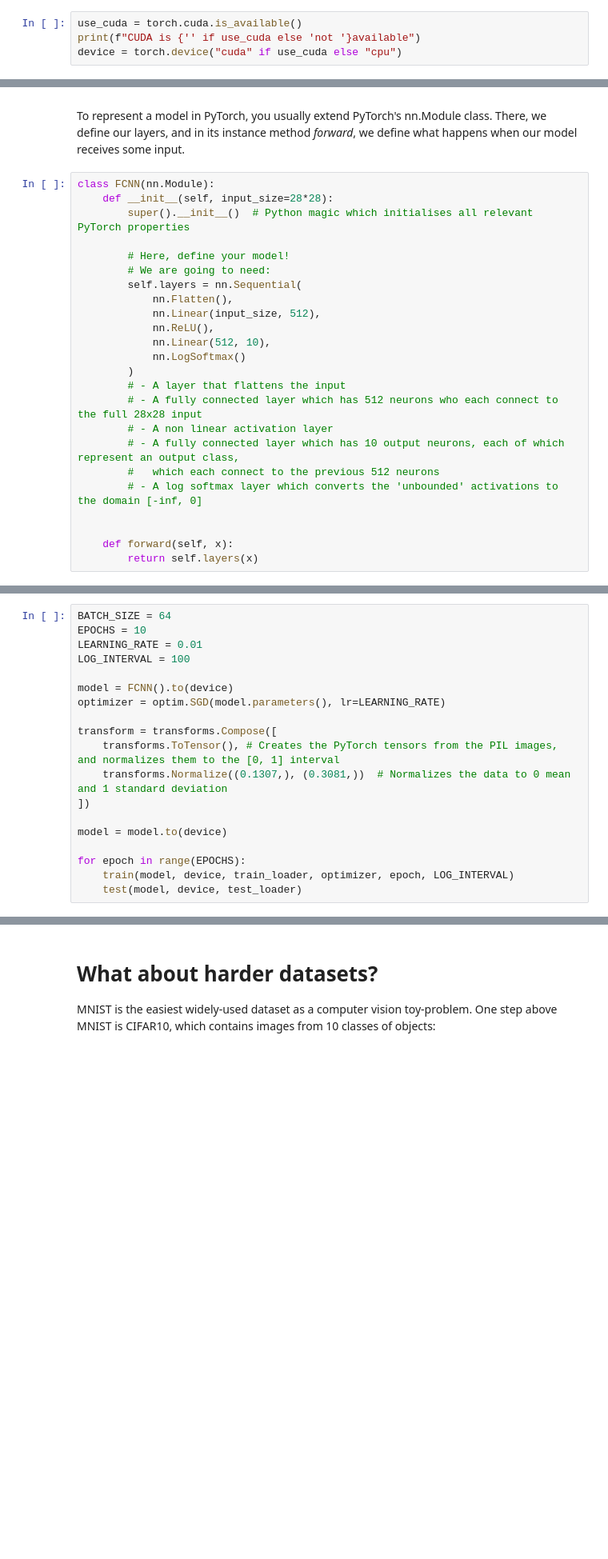
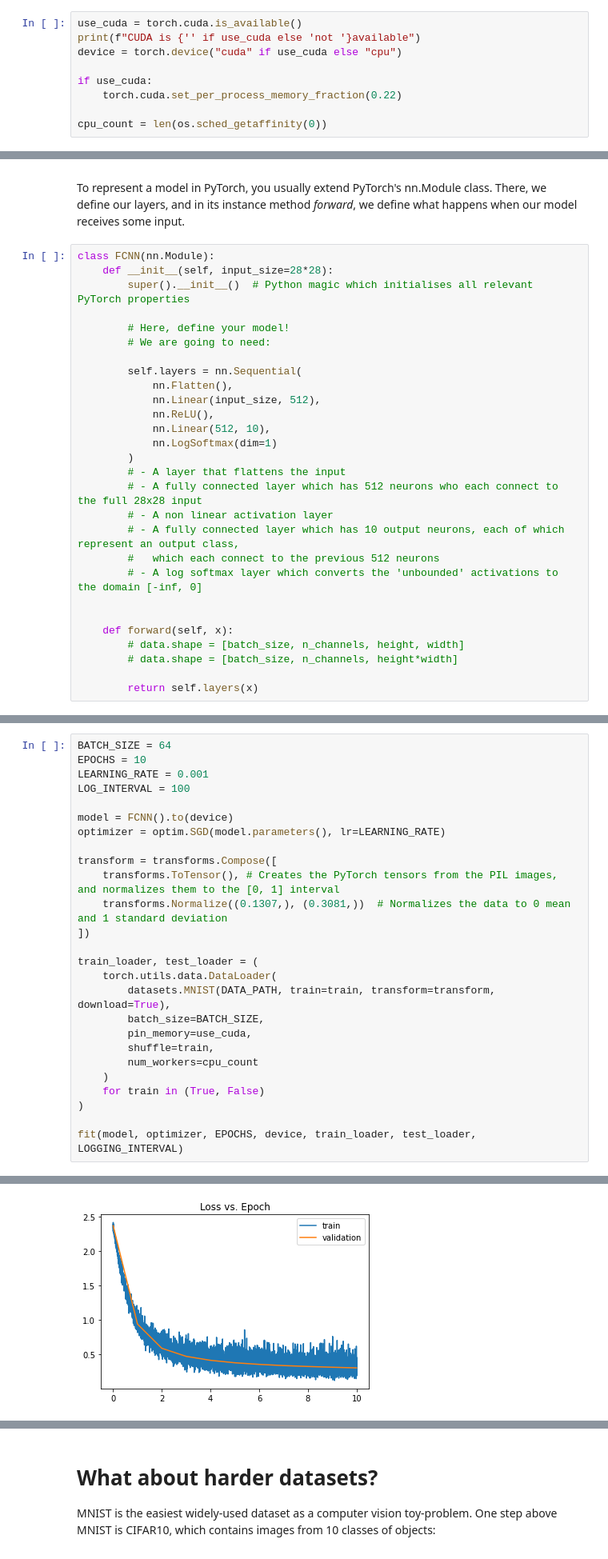
Before and after one commit to sara-nl/HPML_DL_intro, a Jupyter notebook: notebooks/1 - Linear + FCNN MNIST Answers.ipynb, the cells around one changed output, grey strips where cells are left out. Shown at 80% size. Cells and saved outputs as stored; diff of their text form; blank space fills up the shorter version.

```diff
--- a/notebooks/1 - Linear + FCNN MNIST Answers.ipynb
+++ b/notebooks/1 - Linear + FCNN MNIST Answers.ipynb
@@ -172,4 +181,9 @@ def test(model, device, test_loader):
 use_cuda = torch.cuda.is_available()
 print(f"CUDA is {'' if use_cuda else 'not '}available")
 device = torch.device("cuda" if use_cuda else "cpu")
+
+if use_cuda:
+    torch.cuda.set_per_process_memory_fraction(0.22)
+
+cpu_count = len(os.sched_getaffinity(0))
 # %% [output]
@@ -254,12 +314,13 @@ class FCNN(nn.Module):
 
         # Here, define your model!
         # We are going to need:
+
         self.layers = nn.Sequential(
             nn.Flatten(),
             nn.Linear(input_size, 512),
             nn.ReLU(),
             nn.Linear(512, 10),
-            nn.LogSoftmax()
+            nn.LogSoftmax(dim=1)
         )
         # - A layer that flattens the input
         # - A fully connected layer which has 512 neurons who each connect to the full 28x28 input
@@ -270,4 +331,7 @@ class FCNN(nn.Module):
 
 
     def forward(self, x):
+        # data.shape = [batch_size, n_channels, height, width]
+        # data.shape = [batch_size, n_channels, height*width]
+
         return self.layers(x)
@@ -274,7 +340,7 @@ class FCNN(nn.Module):
 # %%
 BATCH_SIZE = 64
 EPOCHS = 10
-LEARNING_RATE = 0.01
+LEARNING_RATE = 0.001
 LOG_INTERVAL = 100
 
 model = FCNN().to(device)
@@ -285,9 +351,16 @@ transform = transforms.Compose([
     transforms.Normalize((0.1307,), (0.3081,))  # Normalizes the data to 0 mean and 1 standard deviation
 ])
 
-model = model.to(device)
+train_loader, test_loader = (
+    torch.utils.data.DataLoader(
+        datasets.MNIST(DATA_PATH, train=train, transform=transform, download=True),
+        batch_size=BATCH_SIZE,
+        pin_memory=use_cuda,
+        shuffle=train,
+        num_workers=cpu_count
+    )
+    for train in (True, False)
+)
 
-for epoch in range(EPOCHS):
-    train(model, device, train_loader, optimizer, epoch, LOG_INTERVAL)
-    test(model, device, test_loader)
+fit(model, optimizer, EPOCHS, device, train_loader, test_loader, LOGGING_INTERVAL)
 # %% [output]
@@ -310,0 +384 @@ Test set: Average loss: 0.1157, Accuracy: 9675/10000 (97%)
+[figure, added]
```
Also changed, not shown: parts of 15 cells of this notebook, 3 other files.
